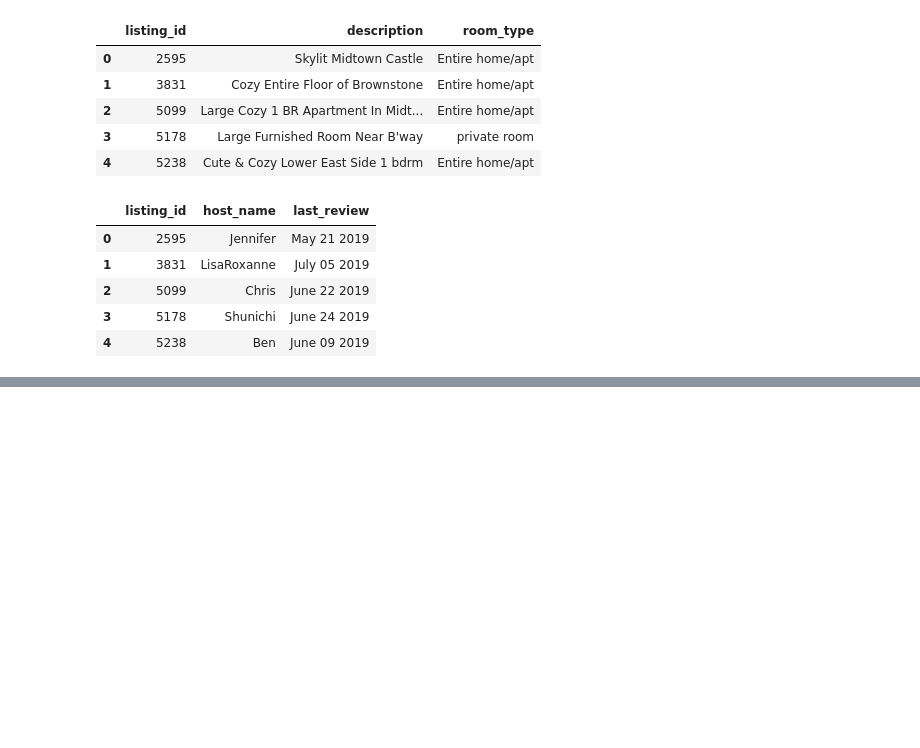
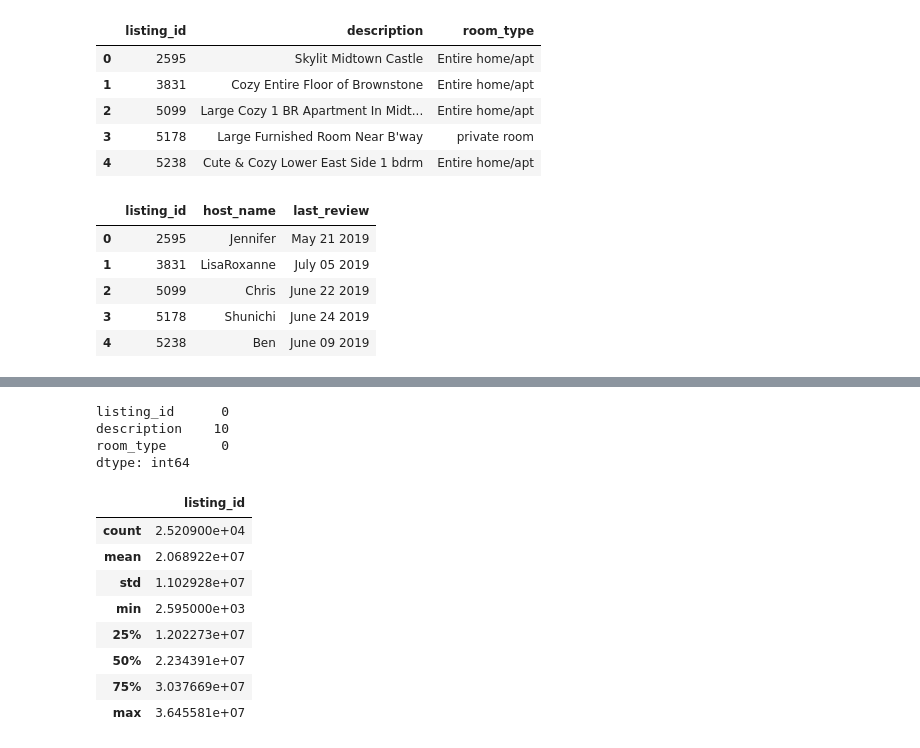
Before and after one commit to sakshijain070198/NYC-Airbnb-Market, a Jupyter notebook: NYC_Airbnb.ipynb, the cells around one changed output, grey strips where cells are left out. Saved outputs shown, nothing was run; the diff lists cells and outputs as text; code cells hidden in the pictures; blank space fills up the shorter version.

```diff
--- a/NYC_Airbnb.ipynb
+++ b/NYC_Airbnb.ipynb
@@ -92,0 +146,19 @@ side_by_side(prices.head(), room_type.head(), reviews.head())
+# %%
+room_type.isnull().sum()
+# %% [output]
+listing_id      0
+description    10
+room_type       0
+dtype: int64
+# %%
+prices.describe()
+# %% [output]
+|  | listing_id |
+| count | 2.520900e+04 |
+| mean | 2.068922e+07 |
+| std | 1.102928e+07 |
+| min | 2.595000e+03 |
+| 25% | 1.202273e+07 |
+| 50% | 2.234391e+07 |
+| 75% | 3.037669e+07 |
+| max | 3.645581e+07 |
```
Also changed, not shown: parts of 29 cells of this notebook.
